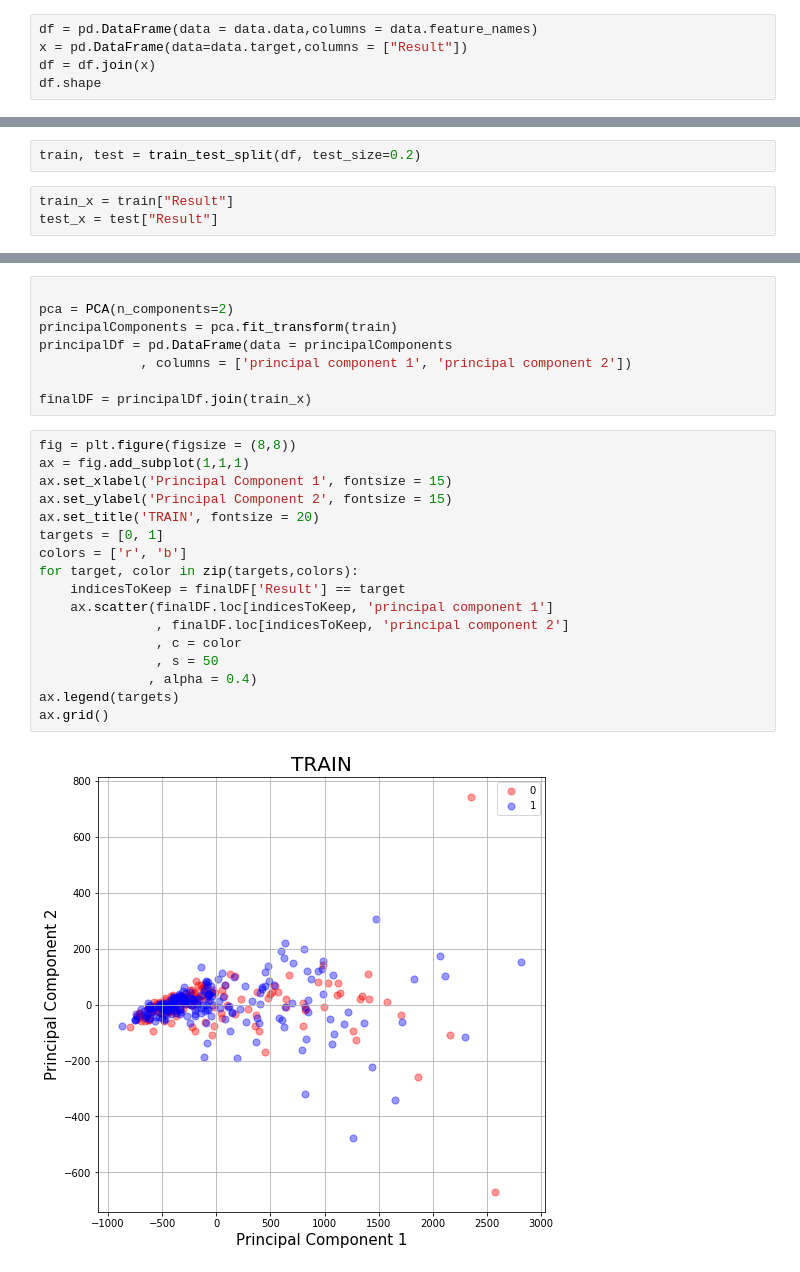
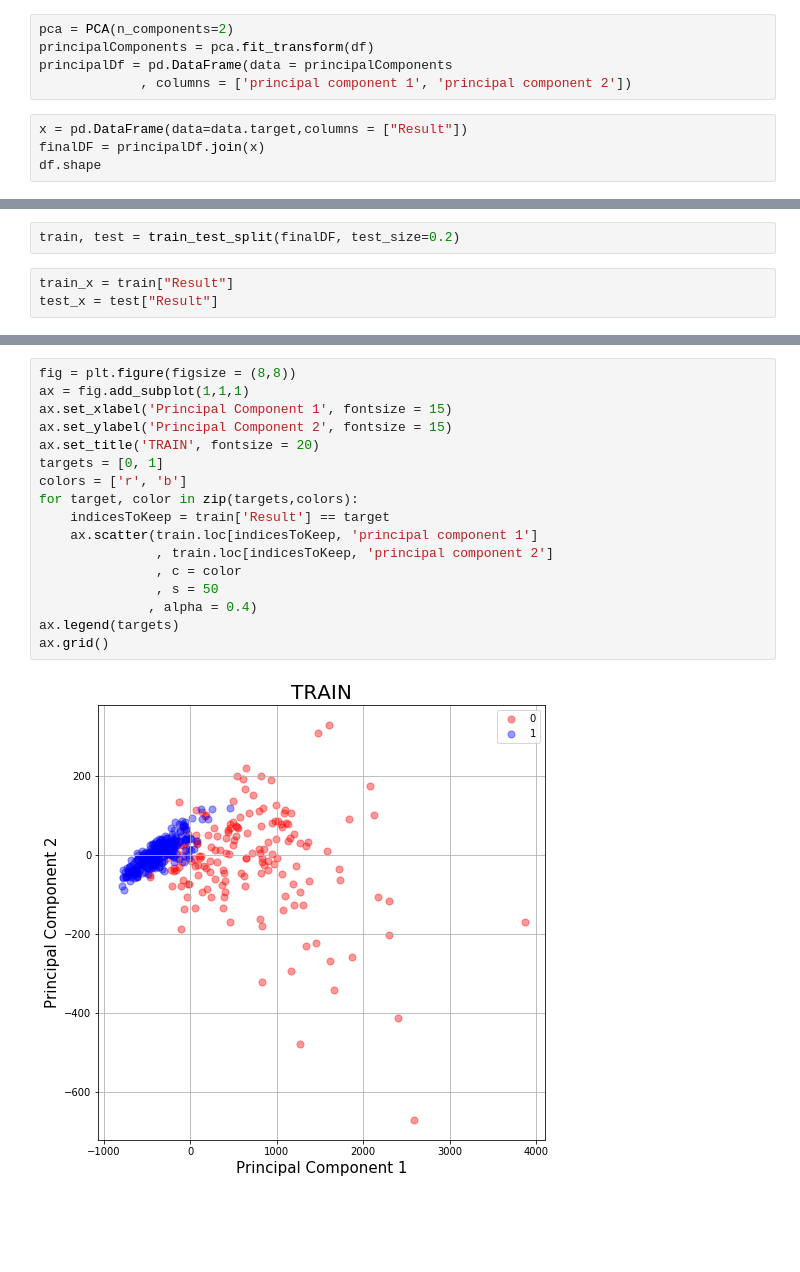
Before and after one commit to apoorva-sh/zodiac-experiments, a Jupyter notebook: experiments.ipynb, the cells around one changed output, grey strips where cells are left out. Drawn from its saved outputs; the diff is of its cells as text; blank space fills up the shorter version.

```diff
--- a/experiments.ipynb
+++ b/experiments.ipynb
@@ -12,6 +14,10 @@ data = load_breast_cancer()
+# %%
+pca = PCA(n_components=2)
+principalComponents = pca.fit_transform(df)
+principalDf = pd.DataFrame(data = principalComponents
+             , columns = ['principal component 1', 'principal component 2'])
 # %%
-df = pd.DataFrame(data = data.data,columns = data.feature_names)
 x = pd.DataFrame(data=data.target,columns = ["Result"])
-df = df.join(x)
+finalDF = principalDf.join(x)
 df.shape
 # %% [output]
@@ -19,5 +25,5 @@ df.shape
 # %%
-train, test = train_test_split(df, test_size=0.2)
+train, test = train_test_split(finalDF, test_size=0.2)
 # %%
 train_x = train["Result"]
 test_x = test["Result"]
@@ -28,27 +30,19 @@ del test["Result"]
-# %%
-
-pca = PCA(n_components=2)
-principalComponents = pca.fit_transform(train)
-principalDf = pd.DataFrame(data = principalComponents
-             , columns = ['principal component 1', 'principal component 2'])
-
-finalDF = principalDf.join(train_x)
 # %%
 fig = plt.figure(figsize = (8,8))
 ax = fig.add_subplot(1,1,1)
 ax.set_xlabel('Principal Component 1', fontsize = 15)
 ax.set_ylabel('Principal Component 2', fontsize = 15)
 ax.set_title('TRAIN', fontsize = 20)
 targets = [0, 1]
 colors = ['r', 'b']
 for target, color in zip(targets,colors):
-    indicesToKeep = finalDF['Result'] == target
-    ax.scatter(finalDF.loc[indicesToKeep, 'principal component 1']
-               , finalDF.loc[indicesToKeep, 'principal component 2']
+    indicesToKeep = train['Result'] == target
+    ax.scatter(train.loc[indicesToKeep, 'principal component 1']
+               , train.loc[indicesToKeep, 'principal component 2']
                , c = color
                , s = 50
               , alpha = 0.4)
 ax.legend(targets)
 ax.grid()
 # %% [output]
-[figure, old version]
+[figure, new version]
```
Also changed, not shown: parts of 6 cells of this notebook.
